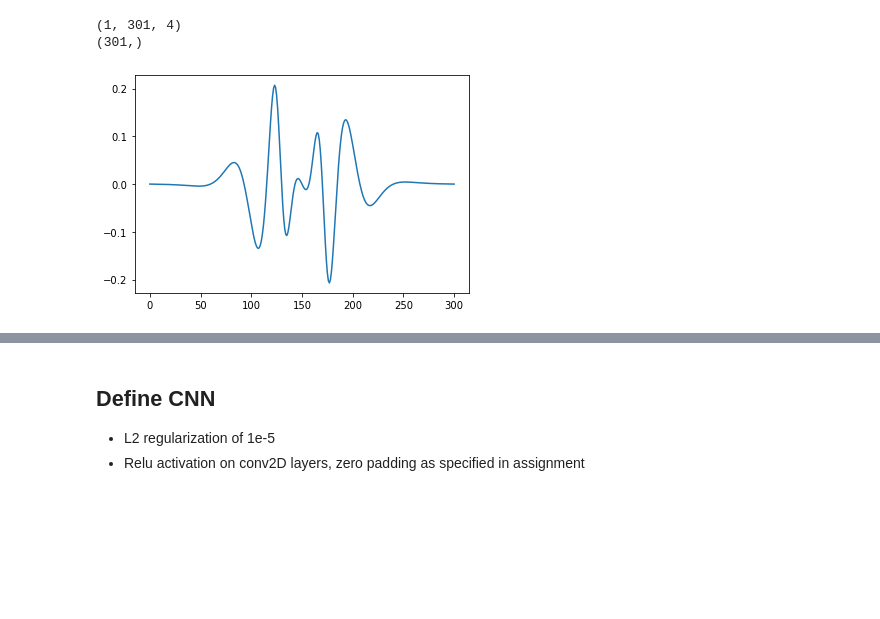
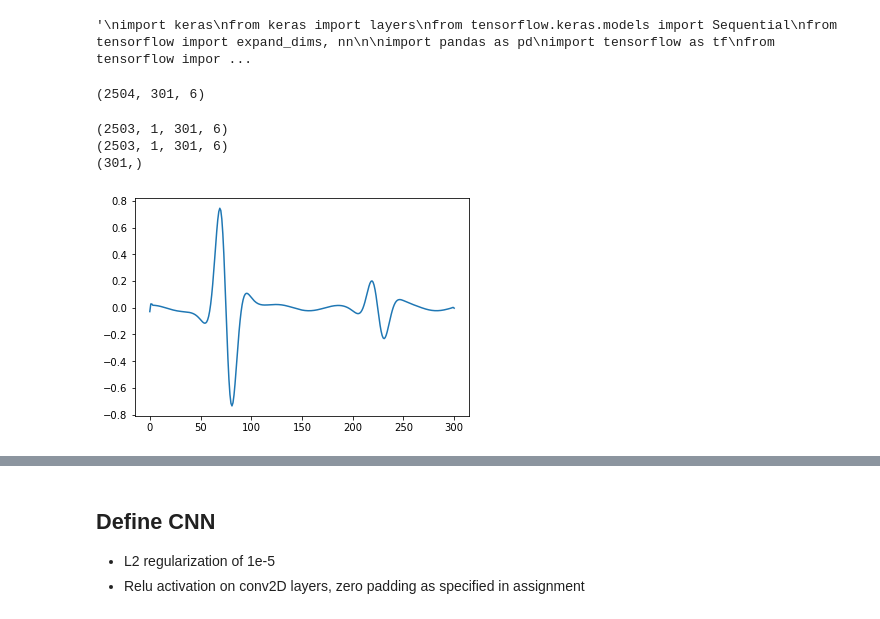
Before and after one commit to mailemccann/ml-waves, a Jupyter notebook: BuildCNN.ipynb, the cells around one changed output, grey strips where cells are left out. Drawn from its saved outputs; the diff is of its cells as text; code cells hidden in the pictures; blank space fills up the shorter version.

```diff
--- a/BuildCNN.ipynb
+++ b/BuildCNN.ipynb
@@ -1,9 +1,26 @@
 # %%
-import tensorflow.keras as keras
+#import tensorflow.keras as keras
 import numpy as np
 import cv2 as cv
 import matplotlib.pyplot as plt
+import tensorflow as tf
+
+from numpy import array, split
+from tensorflow.keras.models import Sequential, Model
+from tensorflow.keras.layers import Dense, Flatten, TimeDistributed, Dropout, Reshape, Permute, Activation
+from tensorflow.keras.layers import Convolution2D, MaxPooling3D, ConvLSTM2D
+
+from tensorflow import keras
 from tensorflow.keras import layers
+import tensorflow.keras.callbacks
+import os, random
+
+import pandas as pd
+from sklearn.utils import shuffle
+
+'''
+import keras
+from keras import layers
 from tensorflow.keras.models import Sequential
 from tensorflow import expand_dims, nn
 
@@ -22,46 +39,60 @@ from keras.layers.convolutional import Conv2D
 from keras.layers.convolutional import MaxPooling1D
 import keras.callbacks
 import os, random
+'''
+# %% [output]
+'\nimport keras\nfrom keras import layers\nfrom tensorflow.keras.models import Sequential\nfrom tensorflow import expand_dims, nn\n\nimport pandas as pd\nimport tensorflow as tf\nfrom tensorflow impor ...
 # %%
 #Load NSW data
-x = pd.read_csv("xmat.csv").values
-#h = pd.read_csv("hmat.csv").values
-eta = pd.read_csv("etamat.csv").values
+x = pd.read_csv("C:\\Users\\mccan\\Desktop\\Bous1Ddata\\xmat9_sin.csv").values
+h = pd.read_csv("C:\\Users\\mccan\\Desktop\\Bous1Ddata\\hmat9_sin.csv").values
+eta = pd.read_csv("C:\\Users\\mccan\\Desktop\\Bous1Ddata\\etamat9_sin.csv").values
 #Q = pd.read_csv("Qmat.csv").values
-P = pd.read_csv("Pmat.csv").values*1000000
-u = pd.read_csv("umat.csv").values
+P = pd.read_csv("C:\\Users\\mccan\\Desktop\\Bous1Ddata\\Pmat9_sin.csv").values*1000000
+u = pd.read_csv("C:\\Users\\mccan\\Desktop\\Bous1Ddata\\umat9_sin.csv").values
 #v = pd.read_csv("vmat.csv").values
 
 # Load difference between NSW and Bouss
-Pdiff = pd.read_csv("Pdiff.csv").values
+Pdiff = pd.read_csv("C:\\Users\\mccan\\Desktop\\Bous1Ddata\\Pdiff9_sin.csv").values
 Pdiff=Pdiff*100
-etadiff = pd.read_csv("etadiff.csv").values
+etadiff = pd.read_csv("C:\\Users\\mccan\\Desktop\\Bous1Ddata\\etadiff9_sin.csv").values
 
-data = np.stack((x,eta,u,P), axis = 2)
+data = np.stack((x,u,P,h,Pdiff,eta), axis = 2)
+print(np.shape(data))
 #diff = np.stack((Pdiff,etadiff), axis = 2)
+# %% [output]
+(2504, 301, 6)
 # %%
 X, y = list(), list()
-length = int(data.shape[0]/4)
+length = int(data.shape[0])
 # how many time steps to predict the next time step
 n = 1
 
 for i in range(length):
-  end = i + n
-  if end > length - 1:
+  endi = i + n
+  if endi > length - 1:
     break
 
-  seq_x, seq_y = data[i:end, :, :], Pdiff[end, :]
+  seq_x, seq_y = data[i:endi, :, :], Pdiff[endi, :]
   X.append(seq_x)
   y.append(seq_y)
 
-from sklearn.utils import shuffle
-X, y = shuffle(X, y)
+X_train, y_train = shuffle(X, y)
 
-print(np.shape(X[0]))
-print(np.shape(y[0]))
-plt.plot(y[5])
+X_train = X[0:end]
+y_train = y[0:end]
+
+X_train = np.array(X_train)
+y_train = np.array(y_train)
+
+print(np.shape(X))
+print(np.shape(X_train))
+print(np.shape(y_train[0]))
+
+plt.plot(y[1])
 plt.show()
 # %% [output]
-(1, 301, 4)
+(2503, 1, 301, 6)
+(2503, 1, 301, 6)
 (301,)
-[figure, old version]
+[figure, new version]
```
Also changed, not shown: parts of 7 cells of this notebook, 2 other files.
